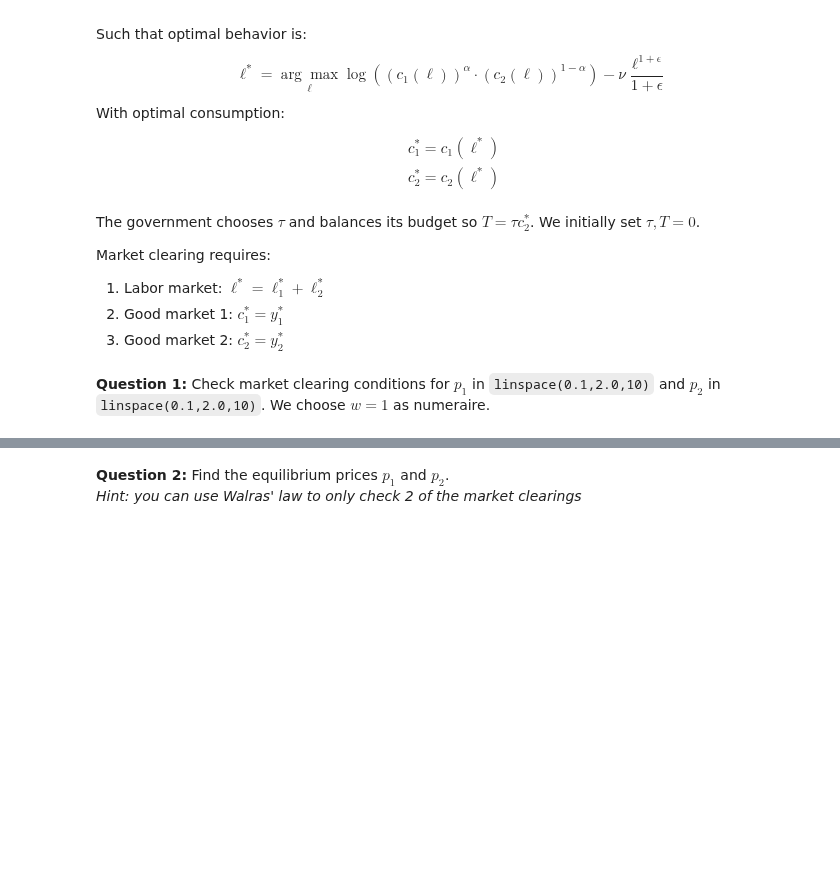
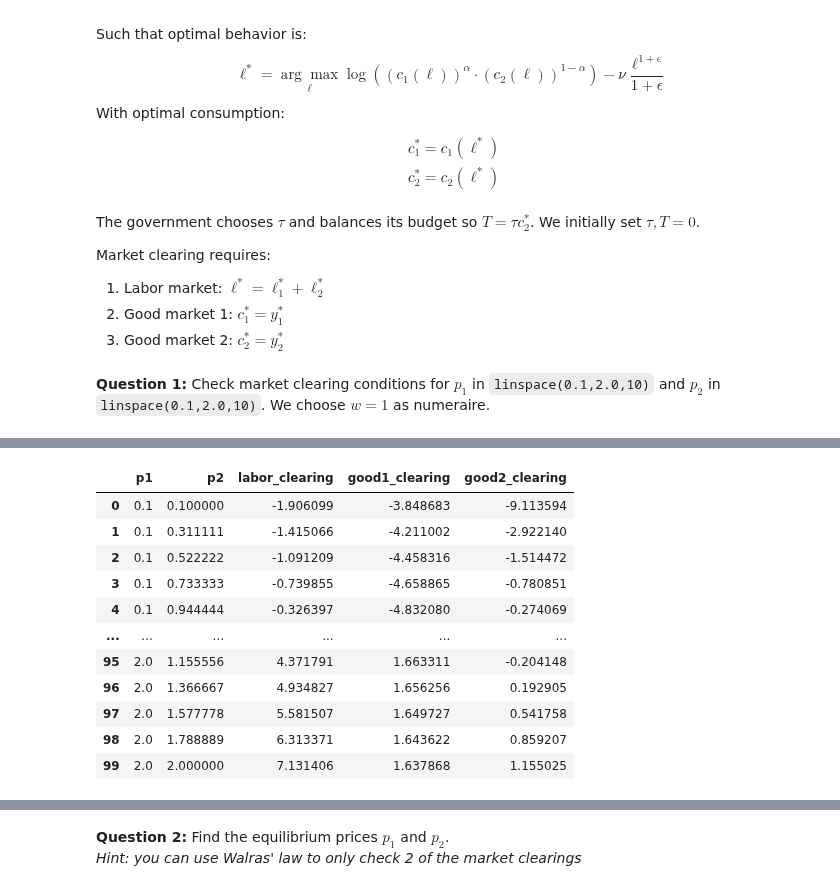
Before and after one commit to NumEconCopenhagen/projects-2024-mikkel-julius-jacob, a Jupyter notebook: exam_2024 copy.ipynb, the cells around one changed output, grey strips where cells are left out. Saved outputs shown, nothing was run; the diff lists cells and outputs as text; code cells hidden in the pictures; blank space fills up the shorter version.

```diff
--- a/exam_2024 copy.ipynb
+++ b/exam_2024 copy.ipynb
@@ -172,0 +86,90 @@ Market clearing conditions not satisfied for p1 = 2.000, p2 = 2.000
+# %%
+import numpy as np
+import pandas as pd
+from types import SimpleNamespace
+
+# Define parameters
+par = SimpleNamespace()
+par.A = 1.0
+par.gamma = 0.5
+par.alpha = 0.3
+par.nu = 1.0
+par.epsilon = 2.0
+par.tau = 0.0
+par.T = 0.0
+
+# Define functions
+def optimal_labor(w, p, A, gamma):
+    return (p * A**gamma / w)**(1 / (1 - gamma))
+
+def optimal_output(A, l, gamma):
+    return A * l**gamma
+
+def firm_profit(w, p, A, gamma):
+    return w * (p * A**gamma / w)**(1 - gamma) * (1 - gamma)
+
+def consumer_utility(p1, p2, w, T, pi1, pi2, alpha, nu, epsilon):
+    c1 = alpha * (w + T + pi1 + pi2) / p1
+    c2 = (1 - alpha) * (w + T + pi1 + pi2) / (p2 + par.tau)
+    l = ((c1**alpha * c2**(1 - alpha))**(1 / nu))**(1 / (1 + epsilon))
+    return c1, c2, l
+
+# Market clearing conditions
+def market_clearing(p1, p2, w, par):
+    # Firm 1
+    l1 = optimal_labor(w, p1, par.A, par.gamma)
+    y1 = optimal_output(par.A, l1, par.gamma)
+    pi1 = firm_profit(w, p1, par.A, par.gamma)
+
+    # Firm 2
+    l2 = optimal_labor(w, p2, par.A, par.gamma)
+    y2 = optimal_output(par.A, l2, par.gamma)
+    pi2 = firm_profit(w, p2, par.A, par.gamma)
+
+    # Consumer
+    c1, c2, l = consumer_utility(p1, p2, w, par.T, pi1, pi2, par.alpha, par.nu, par.epsilon)
+
+    # Market clearing
+    labor_clearing = l1 + l2 - l
+    good1_clearing = y1 - c1
+    good2_clearing = y2 - c2
+
+    return labor_clearing, good1_clearing, good2_clearing
+
+# Prices
+p1_values = np.linspace(0.1, 2.0, 10)
+p2_values = np.linspace(0.1, 2.0, 10)
+
+# Check market clearing conditions for each combination of p1 and p2
+results = []
+for p1 in p1_values:
+    for p2 in p2_values:
+        labor_clearing, good1_clearing, good2_clearing = market_clearing(p1, p2, 1, par)
+        results.append({
+            'p1': p1,
+            'p2': p2,
+            'labor_clearing': labor_clearing,
+            'good1_clearing': good1_clearing,
+            'good2_clearing': good2_clearing
+        })
+
+# Create DataFrame for results
+df_results = pd.DataFrame(results)
+
+# Display DataFrame
+from IPython.display import display
+
+display(df_results)
+# %% [output]
+|  | p1 | p2 | labor_clearing | good1_clearing | good2_clearing |
+| 0 | 0.1 | 0.100000 | -1.906099 | -3.848683 | -9.113594 |
+| 1 | 0.1 | 0.311111 | -1.415066 | -4.211002 | -2.922140 |
+| 2 | 0.1 | 0.522222 | -1.091209 | -4.458316 | -1.514472 |
+| 3 | 0.1 | 0.733333 | -0.739855 | -4.658865 | -0.780851 |
+| 4 | 0.1 | 0.944444 | -0.326397 | -4.832080 | -0.274069 |
+| ... | ... | ... | ... | ... | ... |
+| 95 | 2.0 | 1.155556 | 4.371791 | 1.663311 | -0.204148 |
+| 96 | 2.0 | 1.366667 | 4.934827 | 1.656256 | 0.192905 |
+| 97 | 2.0 | 1.577778 | 5.581507 | 1.649727 | 0.541758 |
+| 98 | 2.0 | 1.788889 | 6.313371 | 1.643622 | 0.859207 |
+| 99 | 2.0 | 2.000000 | 7.131406 | 1.637868 | 1.155025 |
```
Also changed, not shown: parts of 6 cells of this notebook, 1 other file.
